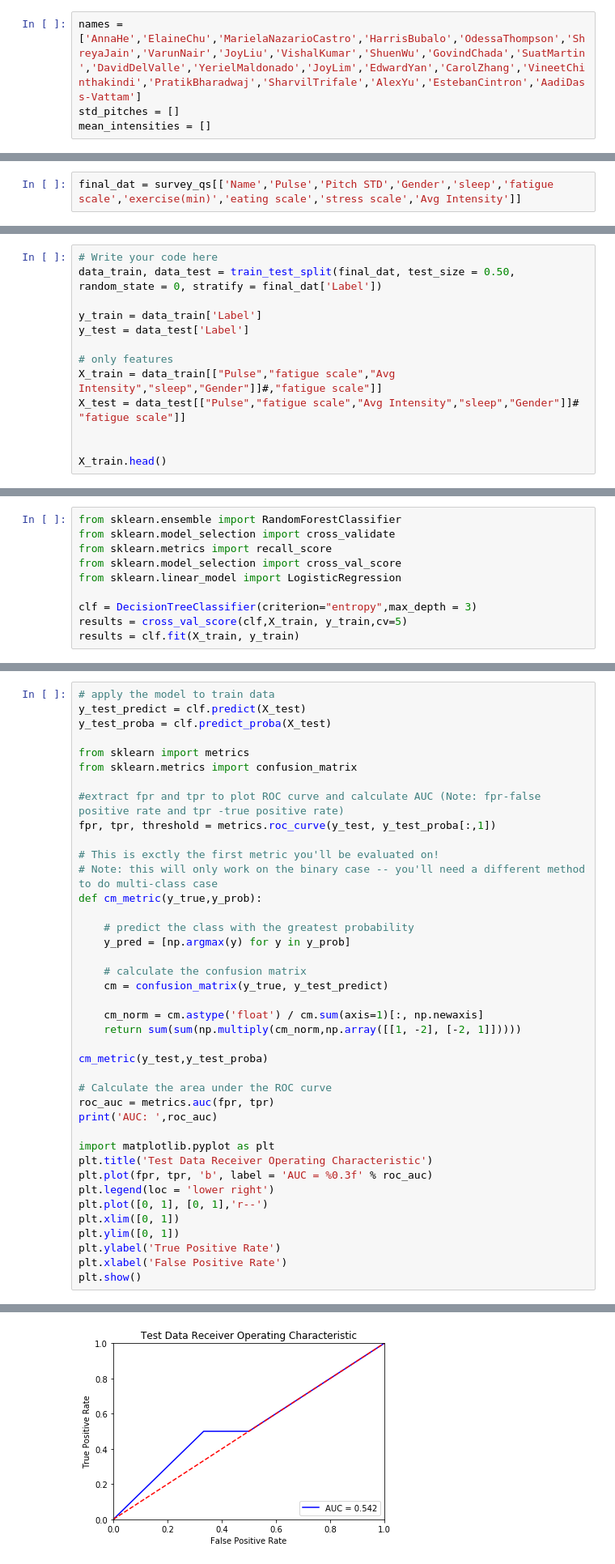
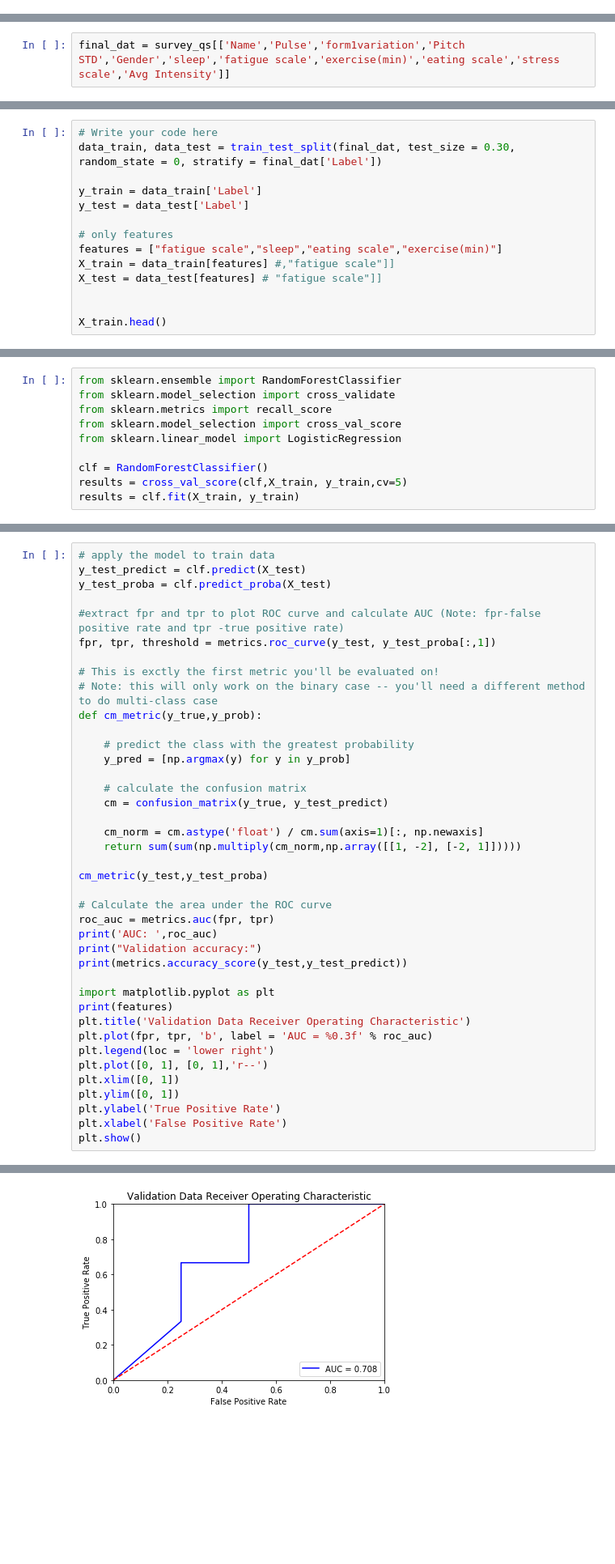
Before and after one commit to shreyaj1212/Cognitive-Fatigue-Predictor, a Jupyter notebook: Analysis_2.ipynb, the cells around one changed output, grey strips where cells are left out. Shown at 81% size. Saved outputs shown, nothing was run; the diff lists cells and outputs as text; blank space fills up the shorter version.

```diff
--- a/Analysis_2.ipynb
+++ b/Analysis_2.ipynb
@@ -162,4 +186,0 @@ np.nanstd(pitches) # standard deviation, range
-# %%
-names = ['AnnaHe','ElaineChu','MarielaNazarioCastro','HarrisBubalo','OdessaThompson','ShreyaJain','VarunNair','JoyLiu','VishalKumar','ShuenWu','GovindChada','SuatMartin','DavidDelValle','YerielMaldonado','JoyLim','EdwardYan','CarolZhang','VineetChinthakindi','PratikBharadwaj','SharvilTrifale','AlexYu','EstebanCintron','AadiDass-Vattam']
-std_pitches = []
-mean_intensities = []
@@ -276,5 +300,5 @@ survey_qs
 # %%
-final_dat = survey_qs[['Name','Pulse','Pitch STD','Gender','sleep','fatigue scale','exercise(min)','eating scale','stress scale','Avg Intensity']]
+final_dat = survey_qs[['Name','Pulse','form1variation','Pitch STD','Gender','sleep','fatigue scale','exercise(min)','eating scale','stress scale','Avg Intensity']]
 # %%
 final_dat
 # %% [output]
@@ -371,13 +370,14 @@ final_dat.corr()
 # %%
 # Write your code here
-data_train, data_test = train_test_split(final_dat, test_size = 0.50, random_state = 0, stratify = final_dat['Label'])
+data_train, data_test = train_test_split(final_dat, test_size = 0.30, random_state = 0, stratify = final_dat['Label'])
 
 y_train = data_train['Label']
 y_test = data_test['Label']
 
 # only features
-X_train = data_train[["Pulse","fatigue scale","Avg Intensity","sleep","Gender"]]#,"fatigue scale"]]
-X_test = data_test[["Pulse","fatigue scale","Avg Intensity","sleep","Gender"]]# "fatigue scale"]]
+features = ["fatigue scale","sleep","eating scale","exercise(min)"]
+X_train = data_train[features] #,"fatigue scale"]]
+X_test = data_test[features] # "fatigue scale"]]
 
 
 X_train.head()
@@ -395,6 +395,6 @@ from sklearn.metrics import recall_score
 from sklearn.model_selection import cross_val_score
 from sklearn.linear_model import LogisticRegression
 
-clf = DecisionTreeClassifier(criterion="entropy",max_depth = 3)
+clf = RandomForestClassifier()
 results = cross_val_score(clf,X_train, y_train,cv=5)
 results = clf.fit(X_train, y_train)
@@ -456,9 +458,6 @@ AUC:  0.9666666666666668
 # apply the model to train data
 y_test_predict = clf.predict(X_test)
 y_test_proba = clf.predict_proba(X_test)
-
-from sklearn import metrics
-from sklearn.metrics import confusion_matrix
 
 #extract fpr and tpr to plot ROC curve and calculate AUC (Note: fpr-false positive rate and tpr -true positive rate)
 fpr, tpr, threshold = metrics.roc_curve(y_test, y_test_proba[:,1])
@@ -481,9 +480,12 @@ cm_metric(y_test,y_test_proba)
 # Calculate the area under the ROC curve
 roc_auc = metrics.auc(fpr, tpr)
 print('AUC: ',roc_auc)
+print("Validation accuracy:")
+print(metrics.accuracy_score(y_test,y_test_predict))
 
 import matplotlib.pyplot as plt
-plt.title('Test Data Receiver Operating Characteristic')
+print(features)
+plt.title('Validation Data Receiver Operating Characteristic')
 plt.plot(fpr, tpr, 'b', label = 'AUC = %0.3f' % roc_auc)
 plt.legend(loc = 'lower right')
 plt.plot([0, 1], [0, 1],'r--')
@@ -497 +502 @@ AUC:  0.5416666666666667
-[figure, old version]
+[figure, new version]
```
Also changed, not shown: parts of 19 cells of this notebook, 1 other file.
